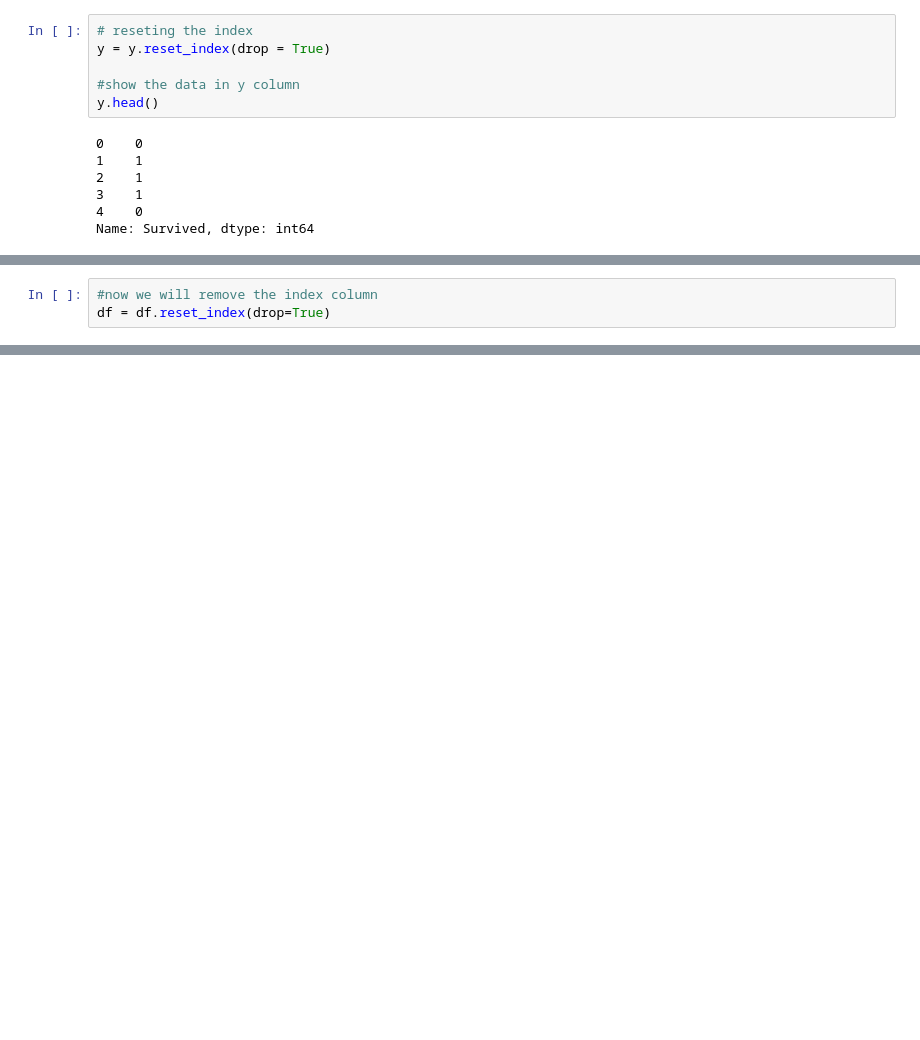
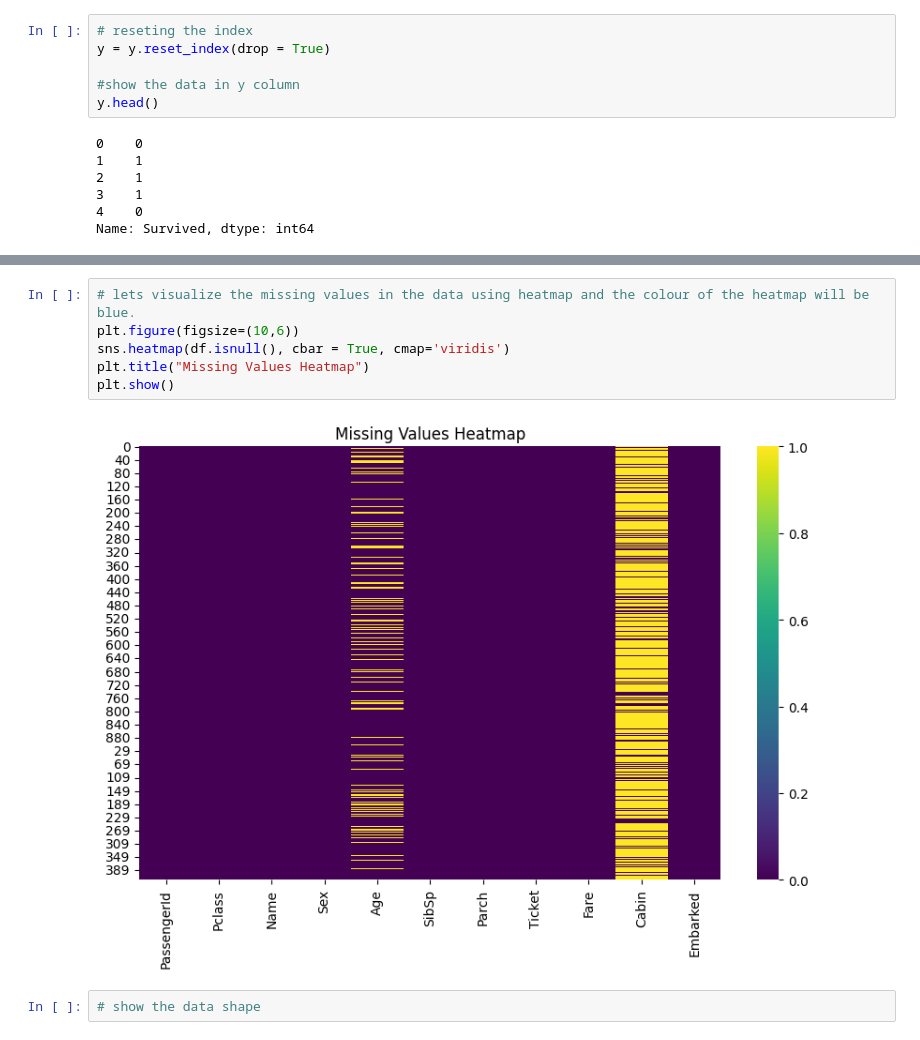
Before and after one commit to isaifullah/KPITB-Course, a Jupyter notebook: Week 4/assignment_titanic.ipynb, the cells around one changed output, grey strips where cells are left out. Cells and saved outputs as stored; diff of their text form; blank space fills up the shorter version.

```diff
--- a/Week 4/assignment_titanic.ipynb
+++ b/Week 4/assignment_titanic.ipynb
@@ -89,3 +91,0 @@ df.head()
-# %%
-#now we will remove the index column
-df = df.reset_index(drop=True)
@@ -91,0 +148,10 @@ df = df.reset_index(drop=True)
+# %%
+# lets visualize the missing values in the data using heatmap and the colour of the heatmap will be blue.
+plt.figure(figsize=(10,6))
+sns.heatmap(df.isnull(), cbar = True, cmap='viridis')
+plt.title("Missing Values Heatmap")
+plt.show()
+# %% [output]
+[figure, added]
+# %%
+# show the data shape
```
Also changed, not shown: parts of 10 cells of this notebook.
